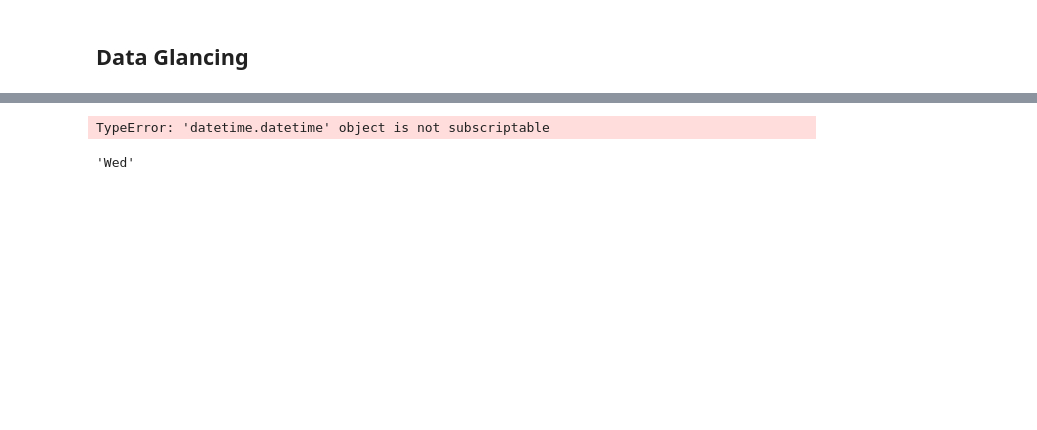
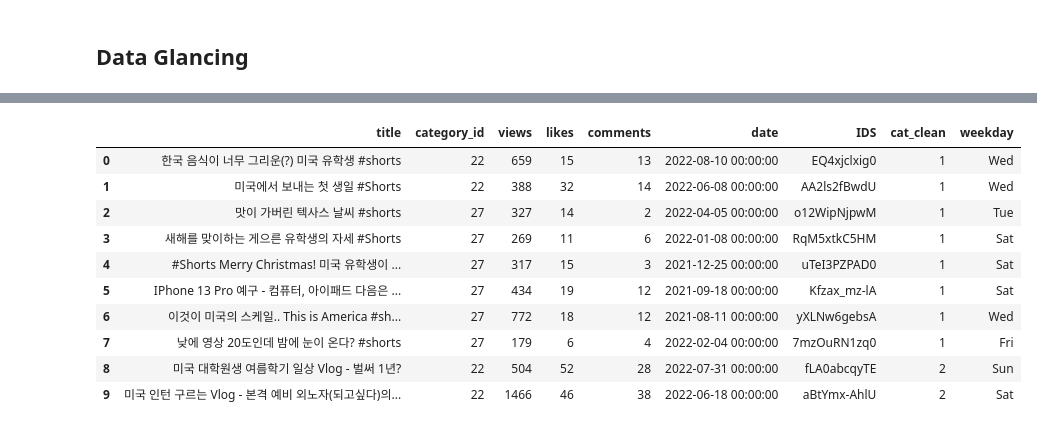
Before and after one commit to kyseshim/Youtube_mydata_analysis, a Jupyter notebook: Youtube_mydata_analysis.ipynb, the cells around one changed output, grey strips where cells are left out. Saved outputs shown, nothing was run; the diff lists cells and outputs as text; code cells hidden in the pictures; blank space fills up the shorter version.

```diff
--- a/Youtube_mydata_analysis.ipynb
+++ b/Youtube_mydata_analysis.ipynb
@@ -310,10 +309,17 @@ for i in range(len(dtcu_df)):
     dtcu_df['date'][i] = datetime.strptime(dtcu_df['date'][i], '%Y-%m-%d')
     dtcu_df['weekday'][i] = dtcu_df['date'][i].weekday()
     dtcu_df['weekday'][i] = dateDict[dtcu_df['weekday'][i]]
-
-dtcu_df['wee
-# %% [output]
-TypeError: 'datetime.datetime' object is not subscriptable
 # %%
+dtcu_df.head(10)
 # %% [output]
-'Wed'
+|  | title | category_id | views | likes | comments | date | IDS | cat_clean | weekday |
+| 0 | 한국 음식이 너무 그리운(?) 미국 유학생 #shorts | 22 | 659 | 15 | 13 | 2022-08-10 00:00:00 | EQ4xjclxig0 | 1 | Wed |
+| 1 | 미국에서 보내는 첫 생일 #Shorts | 22 | 388 | 32 | 14 | 2022-06-08 00:00:00 | AA2ls2fBwdU | 1 | Wed |
+| 2 | 맛이 가버린 텍사스 날씨 #shorts | 27 | 327 | 14 | 2 | 2022-04-05 00:00:00 | o12WipNjpwM | 1 | Tue |
+| 3 | 새해를 맞이하는 게으른 유학생의 자세 #Shorts | 27 | 269 | 11 | 6 | 2022-01-08 00:00:00 | RqM5xtkC5HM | 1 | Sat |
+| 4 | #Shorts Merry Christmas! 미국 유학생이 ... | 27 | 317 | 15 | 3 | 2021-12-25 00:00:00 | uTeI3PZPAD0 | 1 | Sat |
+| 5 | IPhone 13 Pro 예구 - 컴퓨터, 아이패드 다음은 ... | 27 | 434 | 19 | 12 | 2021-09-18 00:00:00 | Kfzax_mz-lA | 1 | Sat |
+| 6 | 이것이 미국의 스케일.. This is America #sh... | 27 | 772 | 18 | 12 | 2021-08-11 00:00:00 | yXLNw6gebsA | 1 | Wed |
+| 7 | 낮에 영상 20도인데 밤에 눈이 온다? #shorts | 27 | 179 | 6 | 4 | 2022-02-04 00:00:00 | 7mzOuRN1zq0 | 1 | Fri |
+| 8 | 미국 대학원생 여름학기 일상 Vlog - 벌써 1년? | 22 | 504 | 52 | 28 | 2022-07-31 00:00:00 | fLA0abcqyTE | 2 | Sun |
+| 9 | 미국 인턴 구르는 Vlog - 본격 예비 외노자(되고싶다)의... | 22 | 1466 | 46 | 38 | 2022-06-18 00:00:00 | aBtYmx-AhlU | 2 | Sat |
```
Also changed, not shown: parts of 5 cells of this notebook.
